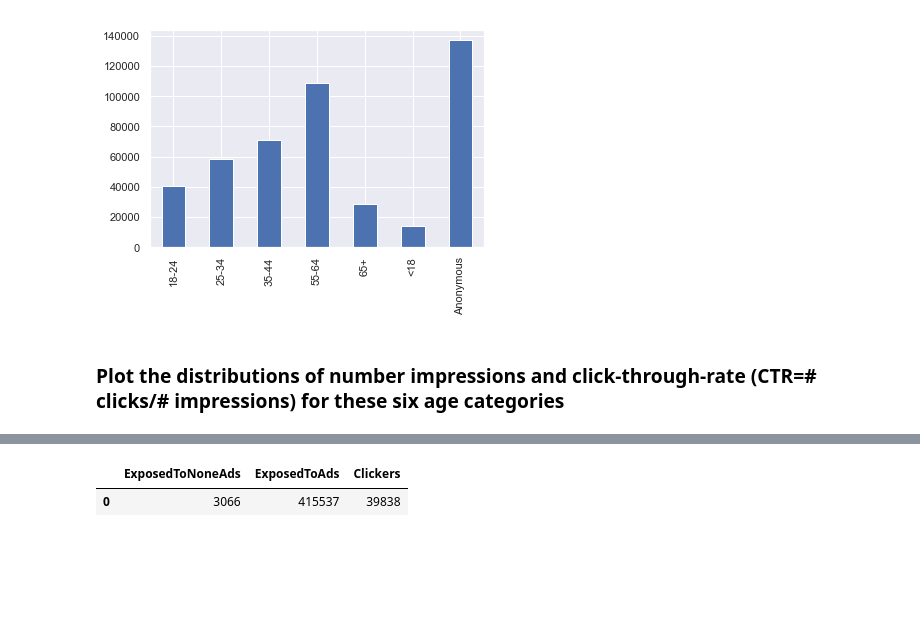
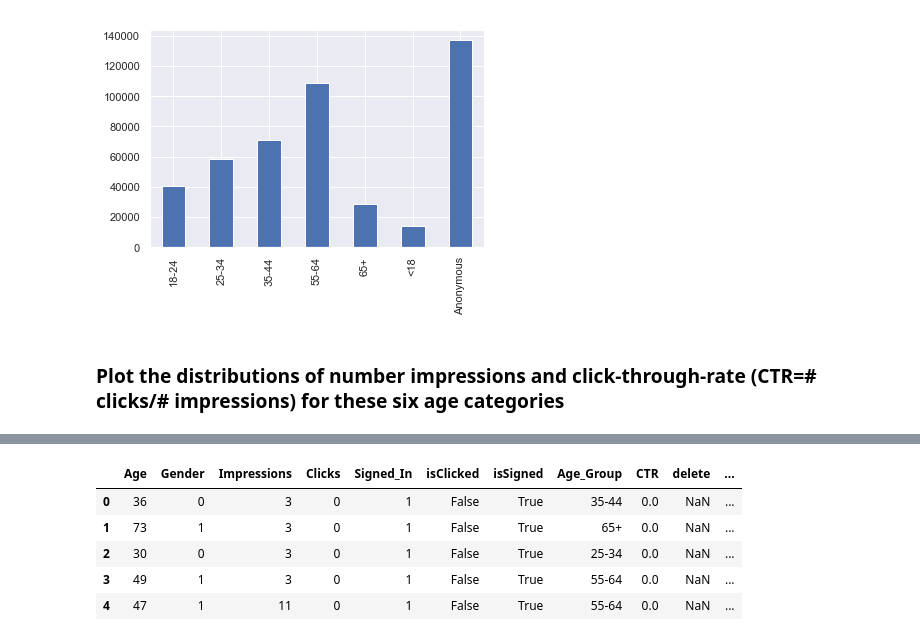
Before and after one commit to tansudasli/analytics-sandbox, a Jupyter notebook: exploratory_data_analysis.ipynb, the cells around one changed output, grey strips where cells are left out. Saved outputs shown, nothing was run; the diff lists cells and outputs as text; code cells hidden in the pictures; blank space fills up the shorter version.

```diff
--- a/exploratory_data_analysis.ipynb
+++ b/exploratory_data_analysis.ipynb
@@ -176,12 +199,20 @@ data.head()
-# %%
-d = {'ExposedToNoneAds': len(data[data.Ads_Behavior == 'ExposedToNoneAds']),
-    'ExposedToAds': len(data[data.Ads_Behavior == 'ExposedToAds']),
-    'Clickers': len(data[data.Ads_Behavior == 'Clickers'])
-   }
-
-df = pd.DataFrame(data=d, index=[0])
-
-df
-# %% [output]
-|  | ExposedToNoneAds | ExposedToAds | Clickers |
-| 0 | 3066 | 415537 | 39838 |
+# %%
+
+data.loc[data.Impressions == 0, 'Ads_Behavior'] = 'UnExposed.Imp=0'
+
+data.loc[data.Impressions > 0, 'Ads_Behavior'] = 'Exposed.Imp>0'
+
+data.loc[(data.Impressions > 0) & (data.Clicks == 0), 'Ads_Behavior'] = 'UnEngaged.Imp>0.Clicks=0'
+
+data.loc[data.Clicks > 0, 'Ads_Behavior'] = 'Engaged.Clicks>0'
+data.loc[(data.Clicks == 0) & (data.Impressions > impression_limit), 'Ads_Behavior'] = 'Ads_Inertia.Imp>10.Clicks=0'
+data.loc[(data.Clicks > 0) & (data.Impressions > impression_limit), 'Ads_Behavior'] = 'Engaged_After_Over_Exposed.Imp>10.Clicks>0'
+
+data.head()
+# %% [output]
+|  | Age | Gender | Impressions | Clicks | Signed_In | isClicked | isSigned | Age_Group | CTR | delete | ... |
+| 0 | 36 | 0 | 3 | 0 | 1 | False | True | 35-44 | 0.0 | NaN | ... |
+| 1 | 73 | 1 | 3 | 0 | 1 | False | True | 65+ | 0.0 | NaN | ... |
+| 2 | 30 | 0 | 3 | 0 | 1 | False | True | 25-34 | 0.0 | NaN | ... |
+| 3 | 49 | 1 | 3 | 0 | 1 | False | True | 55-64 | 0.0 | NaN | ... |
+| 4 | 47 | 1 | 11 | 0 | 1 | False | True | 55-64 | 0.0 | NaN | ... |
```
Also changed, not shown: parts of 14 cells of this notebook.
